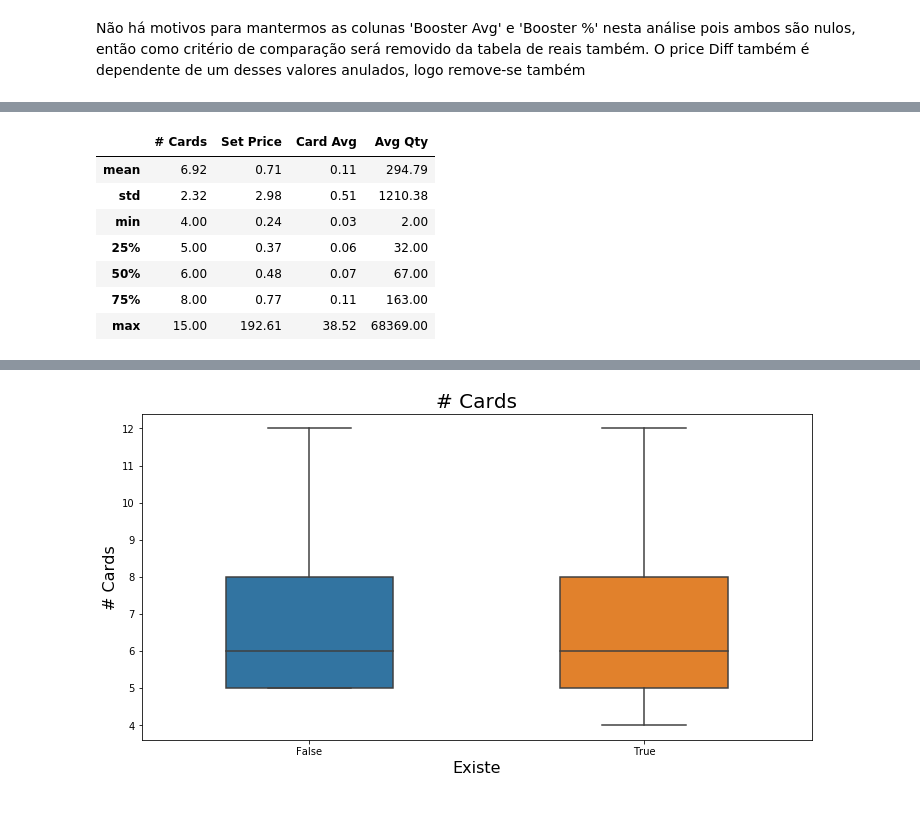
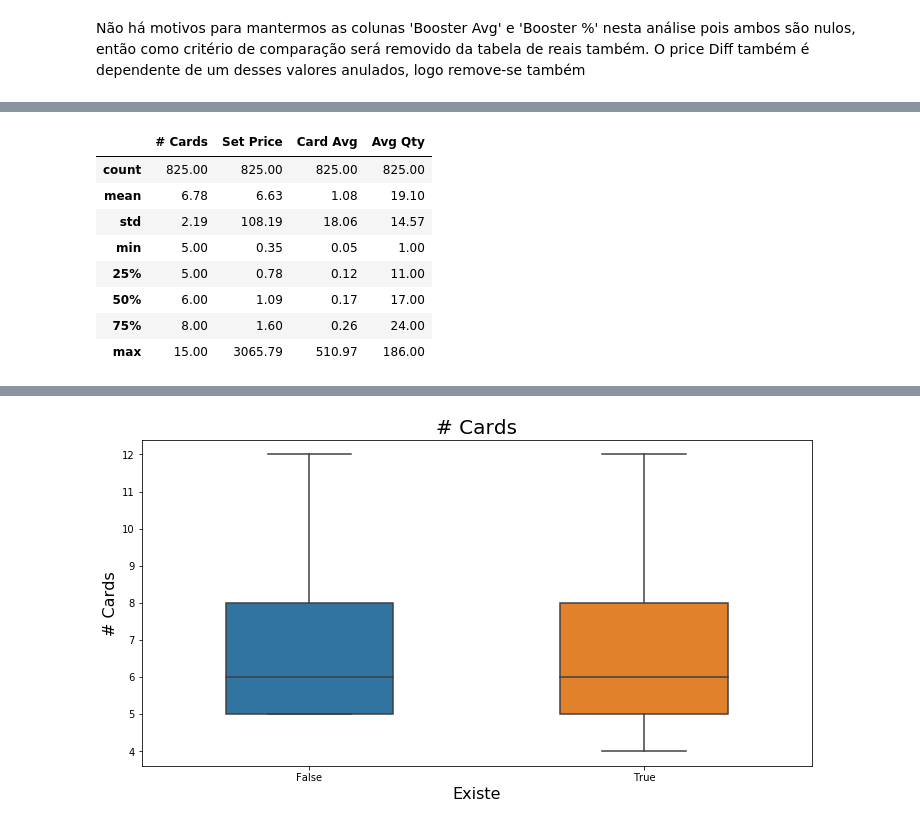
Before and after one commit to Zorug/Steam-Stuff, a Jupyter notebook: Steam_analisando_dados.ipynb, the cells around one changed output, grey strips where cells are left out. Drawn from its saved outputs; the diff is of its cells as text; code cells hidden in the pictures.

```diff
--- a/Steam_analisando_dados.ipynb
+++ b/Steam_analisando_dados.ipynb
@@ -151,11 +142,12 @@ round(dados_nulos_reduzidos.describe()[1:],2)
-# %%
-round(dados_reais_reduzidos.describe()[1:],2)
-# %% [output]
-|  | # Cards | Set Price | Card Avg | Avg Qty |
-| mean | 6.92 | 0.71 | 0.11 | 294.79 |
-| std | 2.32 | 2.98 | 0.51 | 1210.38 |
-| min | 4.00 | 0.24 | 0.03 | 2.00 |
-| 25% | 5.00 | 0.37 | 0.06 | 32.00 |
-| 50% | 6.00 | 0.48 | 0.07 | 67.00 |
-| 75% | 8.00 | 0.77 | 0.11 | 163.00 |
-| max | 15.00 | 192.61 | 38.52 | 68369.00 |
+# %%
+dados_nulos_reduzidos.describe().round(2)
+# %% [output]
+|  | # Cards | Set Price | Card Avg | Avg Qty |
+| count | 825.00 | 825.00 | 825.00 | 825.00 |
+| mean | 6.78 | 6.63 | 1.08 | 19.10 |
+| std | 2.19 | 108.19 | 18.06 | 14.57 |
+| min | 5.00 | 0.35 | 0.05 | 1.00 |
+| 25% | 5.00 | 0.78 | 0.12 | 11.00 |
+| 50% | 6.00 | 1.09 | 0.17 | 17.00 |
+| 75% | 8.00 | 1.60 | 0.26 | 24.00 |
+| max | 15.00 | 3065.79 | 510.97 | 186.00 |
```
Also changed, not shown: parts of 22 cells of this notebook.
